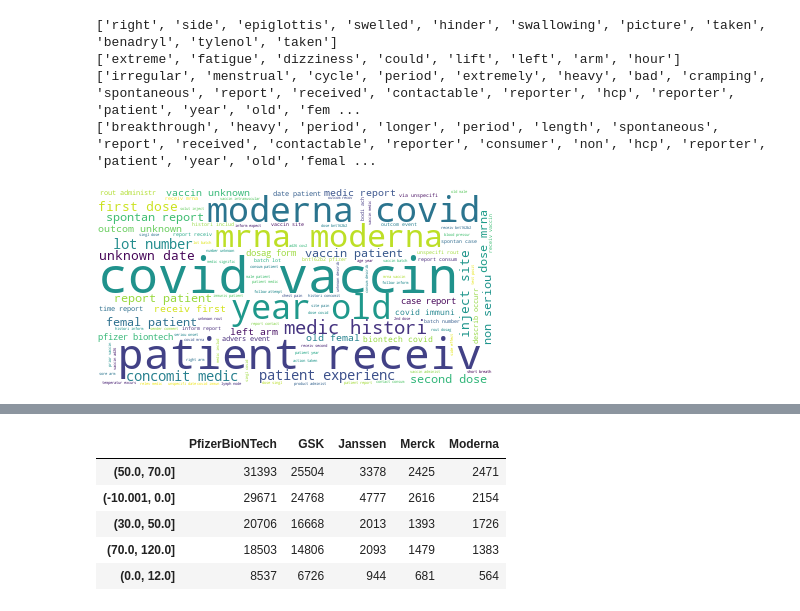
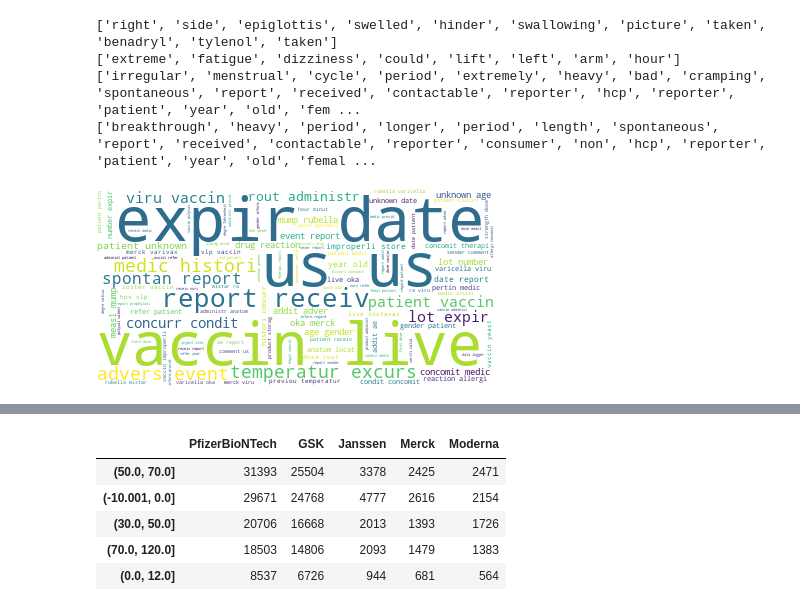
Before and after one commit to mattkim0419/vaers, a Jupyter notebook: scripts.ipynb, the cells around one changed output, grey strips where cells are left out. Cells and saved outputs as stored; diff of their text form; code cells hidden in the pictures.

```diff
--- a/scripts.ipynb
+++ b/scripts.ipynb
@@ -83,6 +83,10 @@ tokenizer = RegexpTokenizer(r'\w+')
 
 # create English stop words list
 en_stop = nltk.corpus.stopwords.words('english')
+
+# adding new stop words
+new_stopwords = ['non', 'could', 'within']
+en_stop = en_stop.extend(new_stopwords)
 
 # Create p_stemmer of class PorterStemmer
 #p_stemmer = nltk.stem.snowball.PorterStemmer(ignore_stopwords=False).stem
@@ -104,10 +108,10 @@ dfvax1 = dfvax1.head()
 dfvax2 = dfvax2.head()
 
 # merging dataframes
-df1 = pd.concat([dfvax1, dfdat1], axis=1)
-df2 = pd.concat([dfvax2, dfdat2], axis=1)
+df1_merged = dfvax1.merge(dfdat1, how = 'outer', on = 'VAERS_ID')
+df2_merged = dfvax2.merge(dfdat2, how = 'outer', on = 'VAERS_ID')
 
-df = pd.concat([df1, df2], axis=0)
+df = pd.concat([df1_merged, df2_merged], axis=0)
 
 df = df.loc(axis=1)['VAX_MANU','SYMPTOM_TEXT']
 
@@ -172,37 +176,37 @@ p_stemmer = nltk.stem.snowball.PorterStemmer(ignore_stopwords=False).stem
 # list for tokenized documents in loop
 texts = []
 
-# extracting columns
+# reading files
 dfdat1 = pd.read_csv('2021VAERSDATA.csv', index_col=None, header=0, dtype = 'object', encoding= 'latin1')
 dfvax1 = pd.read_csv('2021VAERSVAX.csv', index_col=None, header=0, dtype = 'object', encoding= 'latin1')
 dfdat2 = pd.read_csv('2022VAERSDATA.csv', index_col=None, header=0, dtype = 'object', encoding= 'latin1')
 dfvax2 = pd.read_csv('2022VAERSVAX.csv', index_col=None, header=0, dtype = 'object', encoding= 'latin1')
 
-df1 = pd.concat([dfvax1, dfdat1], axis=1)
-df2 = pd.concat([dfvax2, dfdat2], axis=1)
+# merging dataframes
+df1_merged = dfvax1.merge(dfdat1, how = 'outer', on = 'VAERS_ID')
+df2_merged = dfvax2.merge(dfdat2, how = 'outer', on = 'VAERS_ID')
 
-df = pd.concat([df1, df2], axis=0)
+df = pd.concat([df1_merged, df2_merged], axis=0)
 
 df = df.loc(axis=1)['VAX_MANU','SYMPTOM_TEXT']
 
 # extracting top 5 manufacturers
-dfpbt = df[df['VAX_MANU'] == 'PFIZER\BIONTECH'].reset_index(drop=True)
+#dfpbt = df[df['VAX_MANU'] == 'PFIZER\BIONTECH'].reset_index(drop=True)
 #dfgsk = df[df['VAX_MANU'] == 'GLAXOSMITHKLINE BIOLOGICALS'].reset_index(drop=True)
 #dfjanssen = df[df['VAX_MANU'] == 'JANSSEN'].reset_index(drop=True)
-#dfmerck = df[df['VAX_MANU'] == 'MERCK & CO. INC.'].reset_index(drop=True)
+dfmerck = df[df['VAX_MANU'] == 'MERCK & CO. INC.'].reset_index(drop=True)
 #dfmoderna = df[df['VAX_MANU'] == 'MODERNA'].reset_index(drop=True)
 
 # replace empty cells with stopword
-dfpbt = dfpbt.replace('void', 'the')
-dfpbt = dfpbt.fillna('the')
+dfmerck = dfmerck.replace('void', 'the')
+dfmerck = dfmerck.fillna('the')
 
 # change type to string
-dfpbt = dfpbt.astype(str)
+dfmerck = dfmerck.astype(str)
 
-# loop through document list
-for i in dfpbt.SYMPTOM_TEXT:
+for i in dfmerck.SYMPTOM_TEXT:
 
-  # clean and tokenize document string
+    # clean and tokenize document string
     raw = i.lower()
     tokens = tokenizer.tokenize(raw)
 
@@ -210,41 +214,44 @@ for i in dfpbt.SYMPTOM_TEXT:
     stopped_tokens = [i for i in tokens if not i in en_stop]
 
     # remove numbers from tokens
-    letter_tokens = [i for i in stopped_tokens if not i.isdigit()]
+    letter_tokens = [i for i in stopped_tokens if not any(filter(str.isdigit, i))]
 
     # stem tokens
     stemmed_tokens = [p_stemmer(i) for i in letter_tokens]
+
+    # lemmatize tokens
+    #lemma_tokens = [lemmatizer.lemmatize(i) for i in letter_tokens]
 
     # add tokens to list
     texts.append(stemmed_tokens)
 
 # Import the wordcloud library
 from wordcloud import WordCloud
 import os
 from os import path
 
 # Converts arrray to txt file
 with open("wordcloud.txt", "w") as txt_file:
     for line in texts:
         txt_file.write(" ".join(line) + "\n") # works with any number of elements in a line
 
 #open text file in read mode
 text_file = open("wordcloud.txt", "r")
 
 #read whole file to a string
 data = text_file.read()
 
 #close file
 text_file.close()
 
 # Create a WordCloud object
 wordcloud = WordCloud(background_color="white", max_words=5000, contour_width=3, contour_color='steelblue')
 # Generate a word cloud
 wordcloud.generate(data)
 # Visualize the word cloud
 wordcloud.to_image()
 # %% [output]
-[figure, old version]
+[figure, new version]
 # %%
 # LDA Topic Modeling for top 5 reporting firms
 
```
Also changed, not shown: parts of 5 cells of this notebook.
